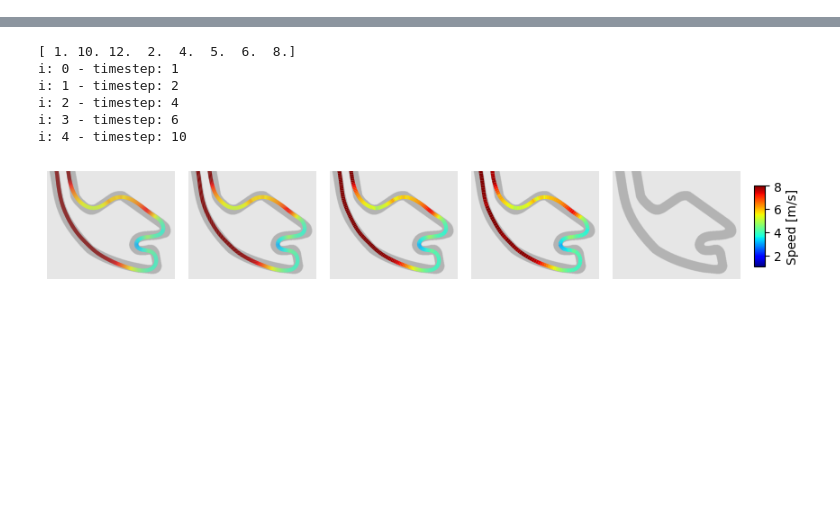
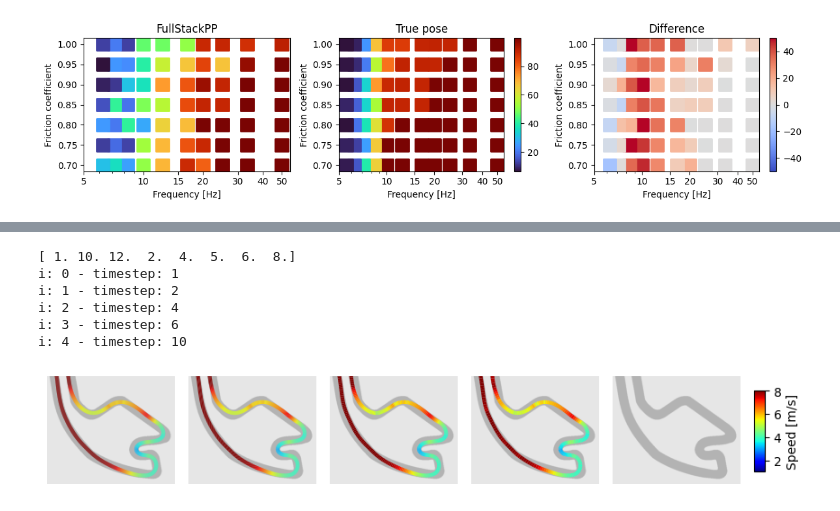
Before and after one commit to BDEvan5/f1tenth_benchmarks, a Jupyter notebook: Notebooks/frequency_investigation.ipynb, the cells around one changed output, grey strips where cells are left out. Saved outputs shown, nothing was run; the diff lists cells and outputs as text; code cells hidden in the pictures; blank space fills up the shorter version.

```diff
--- a/Notebooks/frequency_investigation.ipynb
+++ b/Notebooks/frequency_investigation.ipynb
@@ -58,0 +116,61 @@ print(summary_df.sample(n=10))
+# %%
+
+summary_df = pd.read_csv("Logs/Summary.csv")
+
+planner = "FullStackPP"
+friction_vals = np.linspace(0.55, 1, 10)
+simulator_timestep_list = [2, 5, 10, 12, 14]
+
+map_list = ["aut", "esp", "gbr", "mco"]
+
+summary_df = summary_df[summary_df.Vehicle.isin(["FullStackPP", "GlobalPlanPP"])]
+test_ids = summary_df["TestID"].str.split("_", expand=True)
+summary_df["mu"] = test_ids[0].str[2:].astype(float) / 100
+timestep_series = test_ids[1].str[5:]
+timestep_series.dropna(inplace=True)
+summary_df["simulator_timestep"] = timestep_series.astype(int)
+summary_df["frequency"] = 100 / summary_df["simulator_timestep"]
+summary_df["CompletionRate"] *= 100
+summary_df["AvgProgress"] *= 100
+
+
+map_name = "aut"
+
+fig, axs = plt.subplots(1, 3, figsize=(12, 3))
+
+full_stack = summary_df[(summary_df["MapName"] == map_name) & (summary_df["Vehicle"] == "FullStackPP")]
+axs[0].scatter(full_stack["frequency"], full_stack["mu"], s=200, c=full_stack["AvgProgress"], marker='s', linewidth=2, cmap='turbo')
+axs[0].set_title("FullStackPP")
+
+planning = summary_df[(summary_df["MapName"] == map_name) & (summary_df["Vehicle"] == "GlobalPlanPP")]
+a1 = axs[1].scatter(planning["frequency"], planning["mu"], s=200, c=planning["AvgProgress"], marker='s', linewidth=2, cmap='turbo')
+plt.colorbar(a1, ax=axs[1])
+axs[1].set_title("True pose")
+
+# print(full_stack)
+full_stack = full_stack.set_index("TestID")
+planning = planning.set_index("TestID")
+diff = planning.copy()
+diff["AvgProgress"] = planning["AvgProgress"] - full_stack["AvgProgress"]
+# diff = diff.loc[diff.AvgProgress > 10]
+
+a2 = axs[2].scatter(diff["frequency"], diff["mu"], s=200, c=diff["AvgProgress"], marker='s', linewidth=2, cmap='coolwarm', vmin=-50, vmax=50)
+# axs[2].colorbar()
+plt.colorbar(a2, ax=axs[2])
+# ax = diff.plot(x="frequency", y="mu", s=200, c="AvgProgress", kind="scatter", marker='s', linewidth=2, ax=axs[2])
+axs[2].set_title("Difference")
+
+
+
+for ax in axs:
+    ax.set_xlabel("Frequency [Hz]")
+    ax.set_ylabel("Friction coefficient")
+    ax.set_xlim(5, 55)
+    ax.set_xscale('log')
+
+    ax.set_xticks([5, 10, 15, 20, 30, 40, 50])
+    ax.set_xticklabels([5, 10, 15, 20, 30, 40, 50])
+
+plt.tight_layout()
+# %% [output]
+[figure, added]
```
Also changed, not shown: parts of 9 cells of this notebook, 5 other files.
